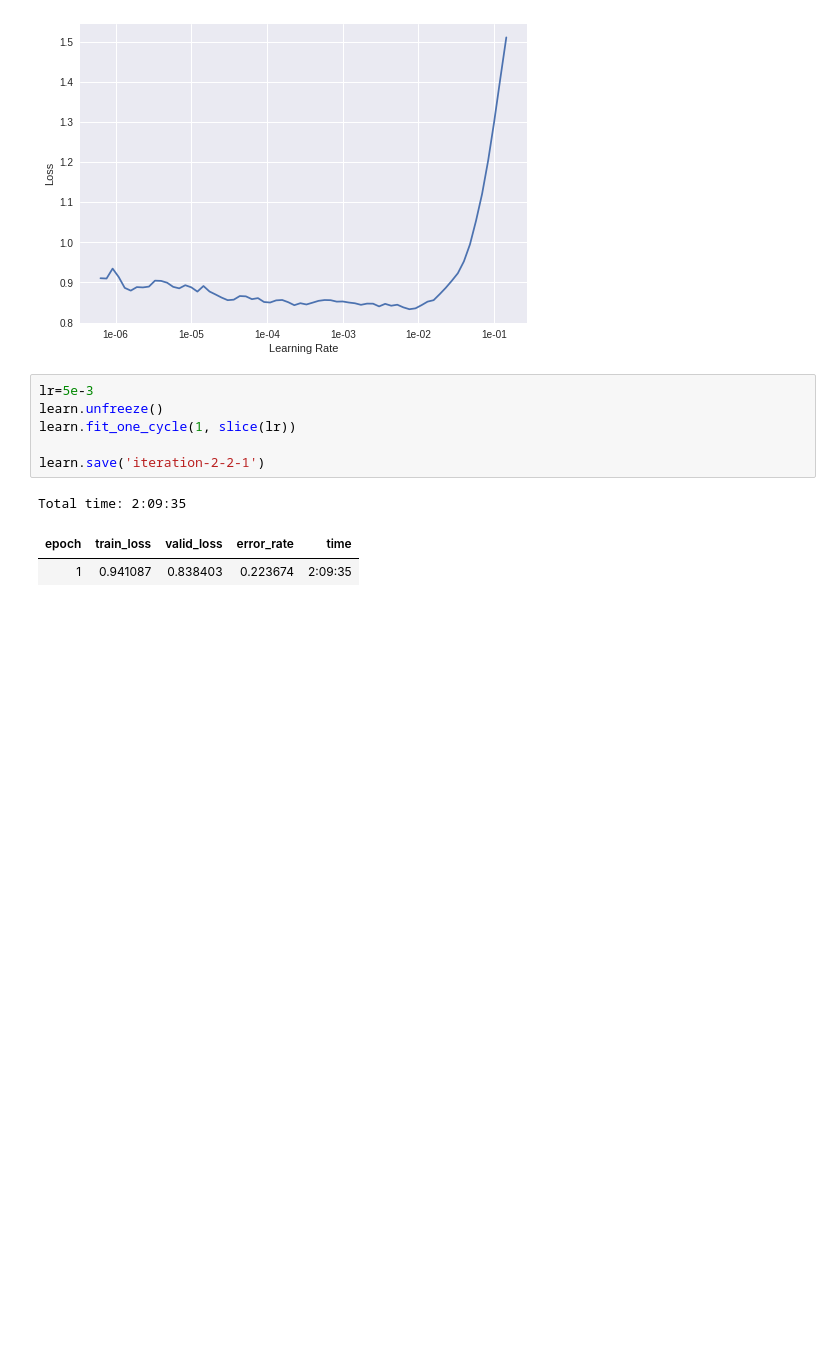
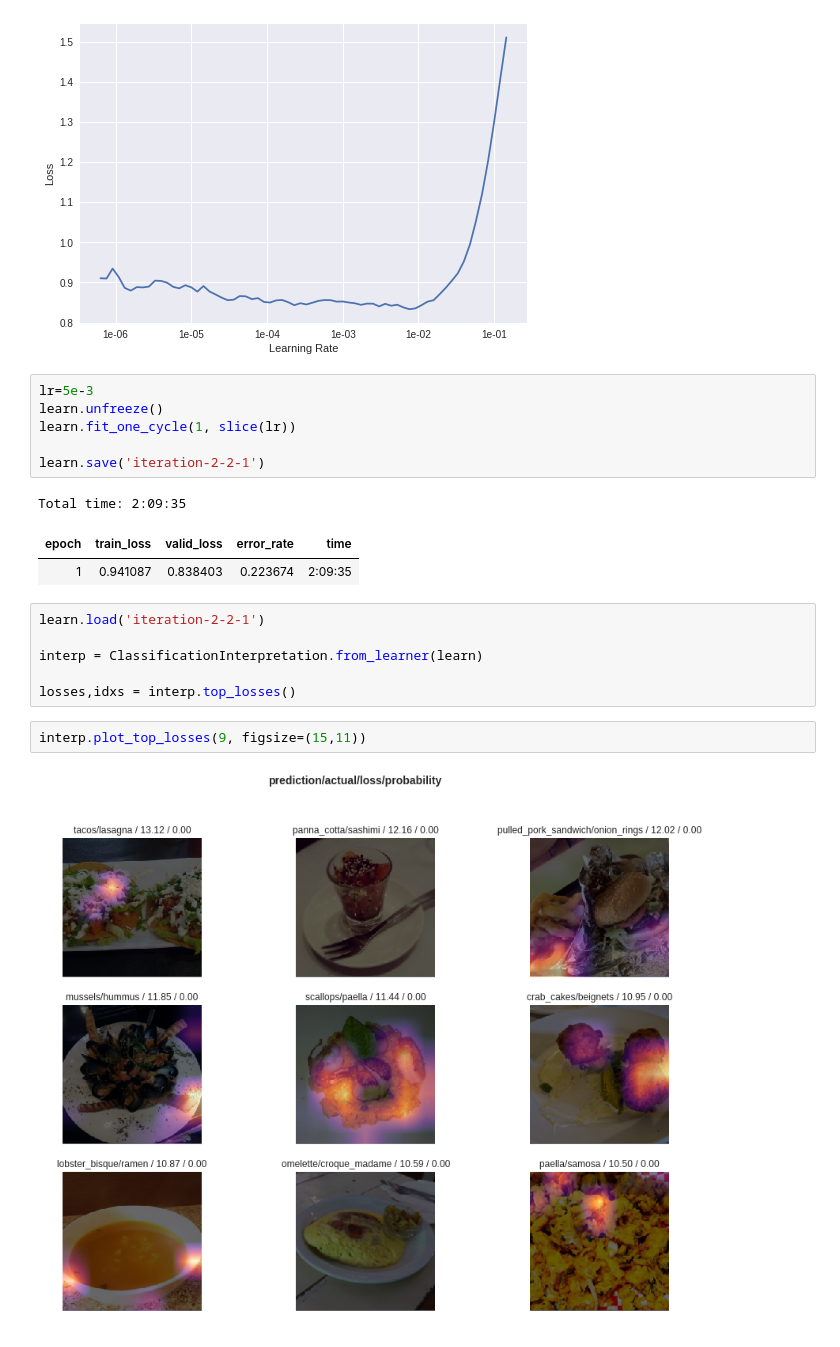
Before and after one commit to wjensheng/food, a Jupyter notebook: food.ipynb, the cells around one changed output. Saved outputs shown, nothing was run; the diff lists cells and outputs as text; blank space fills up the shorter version.

```diff
--- a/food.ipynb
+++ b/food.ipynb
@@ -86,3 +93,13 @@ learn.save('iteration-2-2-1')
 Total time: 2:09:35
 | epoch | train_loss | valid_loss | error_rate | time |
 | 1 | 0.941087 | 0.838403 | 0.223674 | 2:09:35 |
+# %%
+learn.load('iteration-2-2-1')
+
+interp = ClassificationInterpretation.from_learner(learn)
+
+losses,idxs = interp.top_losses()
+# %%
+interp.plot_top_losses(9, figsize=(15,11))
+# %% [output]
+[figure, added]
```
Also changed, not shown: parts of 4 cells of this notebook.
